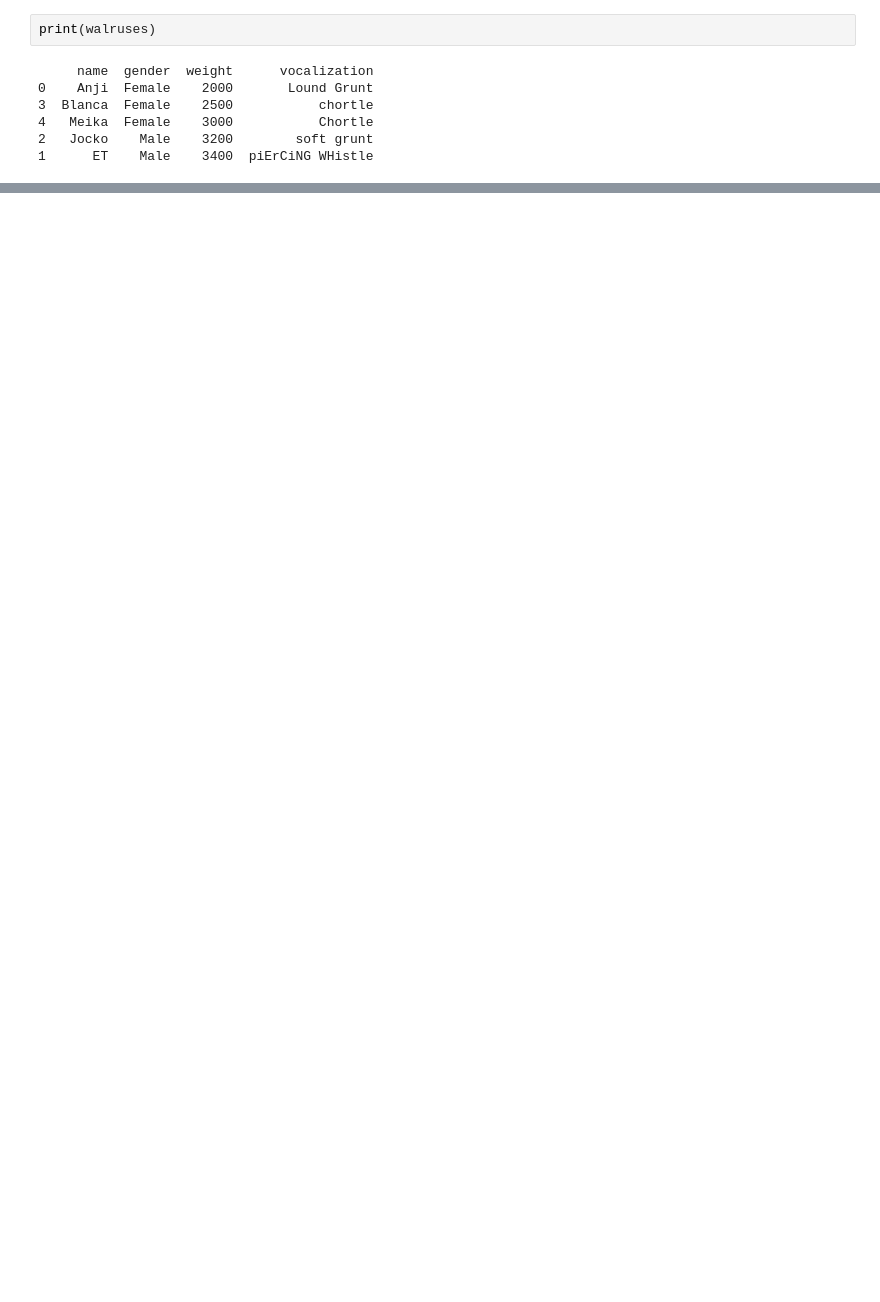
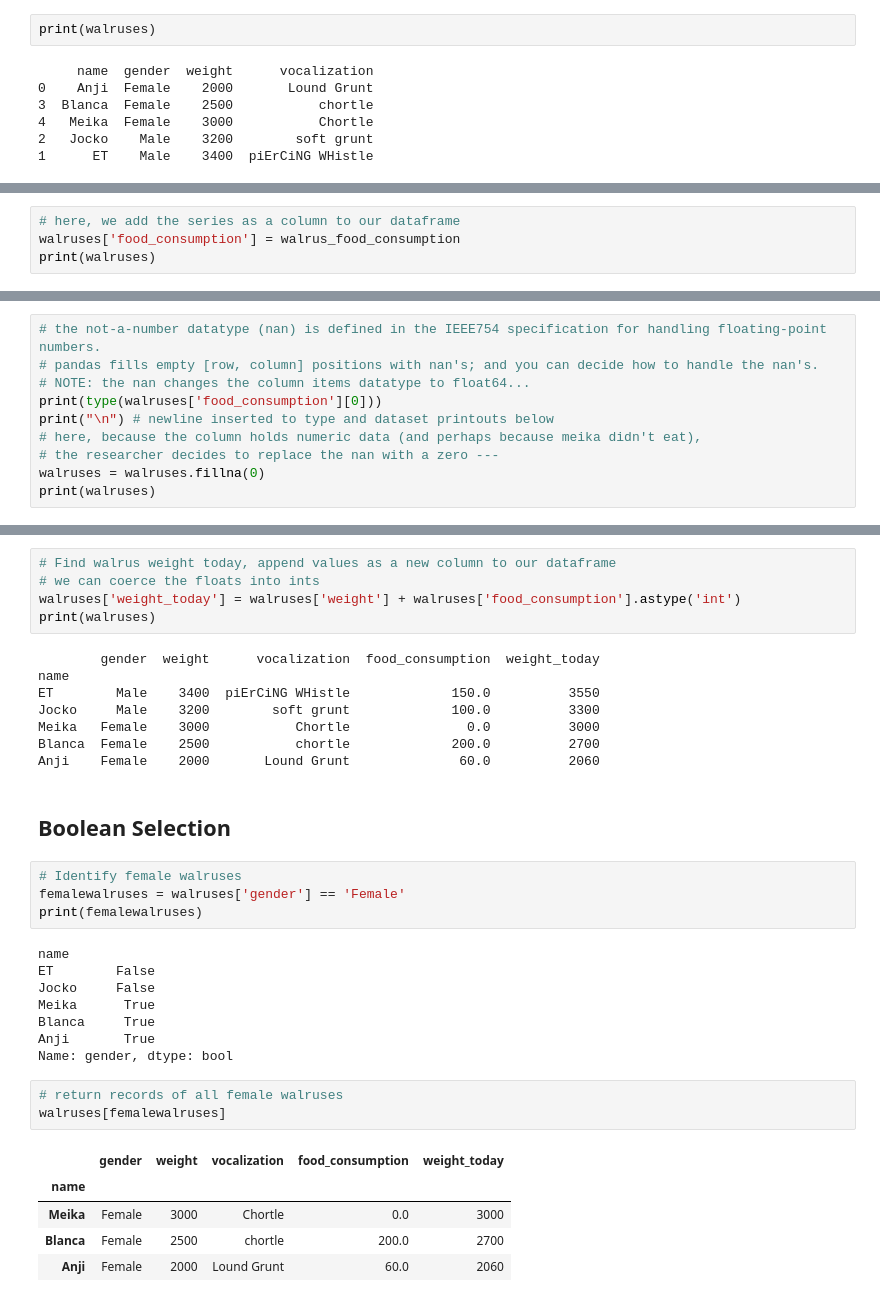
Before and after one commit to kuti1234/weeklong_15_class-hour_python_class, a Jupyter notebook: day5/11_walrus_data.ipynb, the cells around one changed output, grey strips where cells are left out. Drawn from its saved outputs; the diff is of its cells as text; blank space fills up the shorter version.

```diff
--- a/day5/11_walrus_data.ipynb
+++ b/day5/11_walrus_data.ipynb
@@ -82,0 +202,4 @@ print(walruses)
+# %%
+# here, we add the series as a column to our dataframe
+walruses['food_consumption'] = walrus_food_consumption
+print(walruses)
@@ -82,0 +214,10 @@ print(walruses)
+# %%
+# the not-a-number datatype (nan) is defined in the IEEE754 specification for handling floating-point numbers.
+# pandas fills empty [row, column] positions with nan's; and you can decide how to handle the nan's.
+# NOTE: the nan changes the column items datatype to float64...
+print(type(walruses['food_consumption'][0]))
+print("\n") # newline inserted to type and dataset printouts below
+# here, because the column holds numeric data (and perhaps because meika didn't eat),
+# the researcher decides to replace the nan with a zero ---
+walruses = walruses.fillna(0)
+print(walruses)
@@ -82,0 +235,36 @@ print(walruses)
+# %%
+# Find walrus weight today, append values as a new column to our dataframe
+# we can coerce the floats into ints
+walruses['weight_today'] = walruses['weight'] + walruses['food_consumption'].astype('int')
+print(walruses)
+# %% [output]
+        gender  weight      vocalization  food_consumption  weight_today
+name
+ET        Male    3400  piErCiNG WHistle             150.0          3550
+Jocko     Male    3200        soft grunt             100.0          3300
+Meika   Female    3000           Chortle               0.0          3000
+Blanca  Female    2500           chortle             200.0          2700
+Anji    Female    2000       Lound Grunt              60.0          2060
+# %% [markdown]
+## Boolean Selection
+# %%
+# Identify female walruses
+femalewalruses = walruses['gender'] == 'Female'
+print(femalewalruses)
+# %% [output]
+name
+ET        False
+Jocko     False
+Meika      True
+Blanca     True
+Anji       True
+Name: gender, dtype: bool
+# %%
+# return records of all female walruses
+walruses[femalewalruses]
+# %% [output]
+|  | gender | weight | vocalization | food_consumption | weight_today |
+| name |  |  |  |  |  |
+| Meika | Female | 3000 | Chortle | 0.0 | 3000 |
+| Blanca | Female | 2500 | chortle | 200.0 | 2700 |
+| Anji | Female | 2000 | Lound Grunt | 60.0 | 2060 |
```
Also changed, not shown: parts of 33 cells of this notebook, 2 other files.
